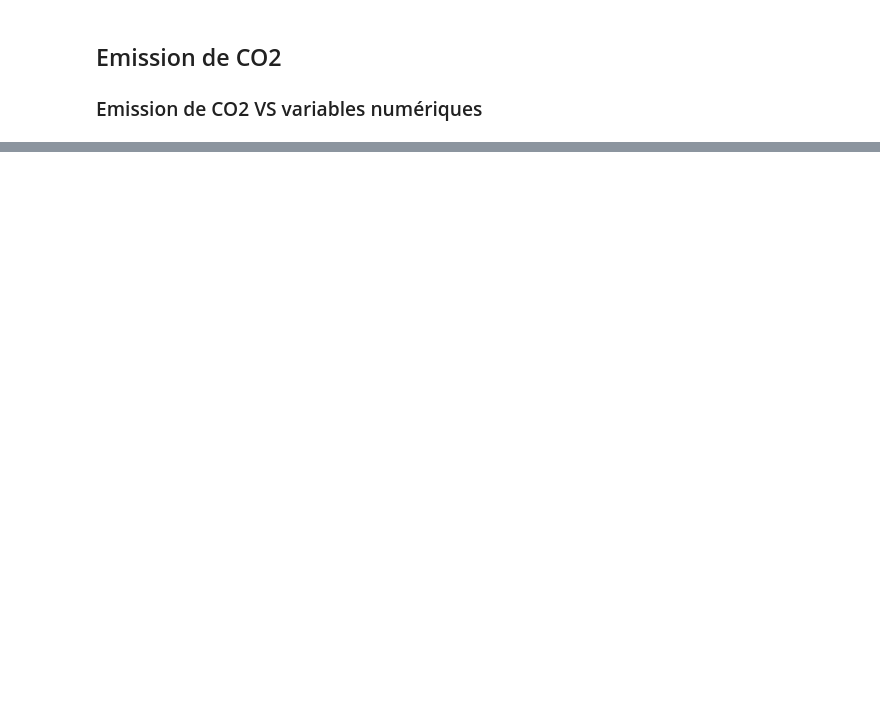
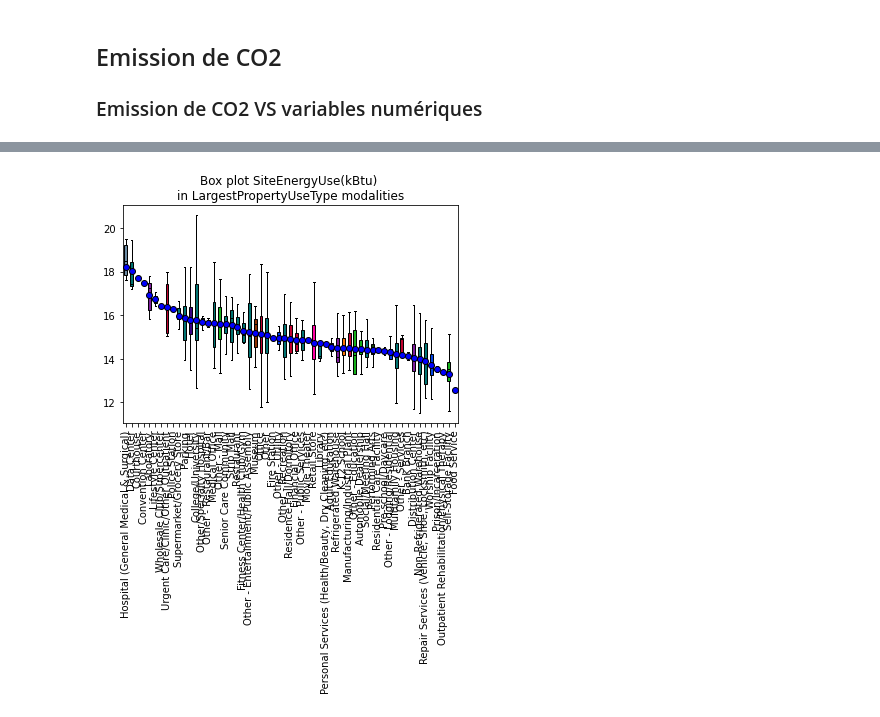
Before and after one commit to ClaireGayral/formation_openclassroom, a Jupyter notebook: P3_gayral_claire/preprocess.ipynb, the cells around one changed output, grey strips where cells are left out. Cells and saved outputs as stored; diff of their text form; code cells hidden in the pictures; blank space fills up the shorter version.

```diff
--- a/P3_gayral_claire/preprocess.ipynb
+++ b/P3_gayral_claire/preprocess.ipynb
@@ -1090,0 +947,29 @@ new_data = new_data.merge(pd.get_dummies(data[var]),left_index=True, right_index
+# %%
+dict_best_k_category = { "BuildingType" : 3,
+                         "PrimaryPropertyType" : 7,
+                         "Neighborhood": 4,
+                         "LargestPropertyUseType" : 12}
+
+res_cluster = data_log_transfo[num_vars].copy()
+for cat_var in cat_training_var :
+    x = data_log_transfo[cat_var]
+    must_link = get_must_link(data[cat_var])
+    k = dict_best_k_category[cat_var]
+    clusters, centers = cluster_categories(x,res_cluster[num_vars], k=k, must_link = must_link)
+    res_cluster.at[:,cat_var] = clusters
+    res_cluster[cat_var] = res_cluster[cat_var].astype("category")
+# %%
+from sklearn.metrics import classification_report
+car_var = "BuildingType"
+
+for car_var in cat_training_var :
+    original = data[cat_var]
+    cluster = res_cluster[cat_var]
+    dict_rename_cat = {}
+    dict_corresp_cluster_var = get_corresp_cluster_var(original, cluster)
+    for clust_k, modalities in dict_corresp_cluster_var.items() :
+        if len(modalities)==1:
+            dict_rename_cat[clust_k] = modalities[0]
+    #         res_cluster.at[res_cluster[cat_var]==clust_k,cat_var] = modalities[0]
+    res_cluster[cat_var] = res_cluster[cat_var].cat.rename_categories(dict_rename_cat)
+res_cluster
@@ -1090,0 +990,6 @@ new_data = new_data.merge(pd.get_dummies(data[var]),left_index=True, right_index
+# %%
+dict_color_mod = get_different_clustering_color(original,cluster)
+plot_boxplot(data_log_transfo, cat_var, num_var,
+             sort=True,dict_color_mod = dict_color_mod)
+# %% [output]
+[figure, added]
```
Also changed, not shown: parts of 56 cells of this notebook, 1 other file.
